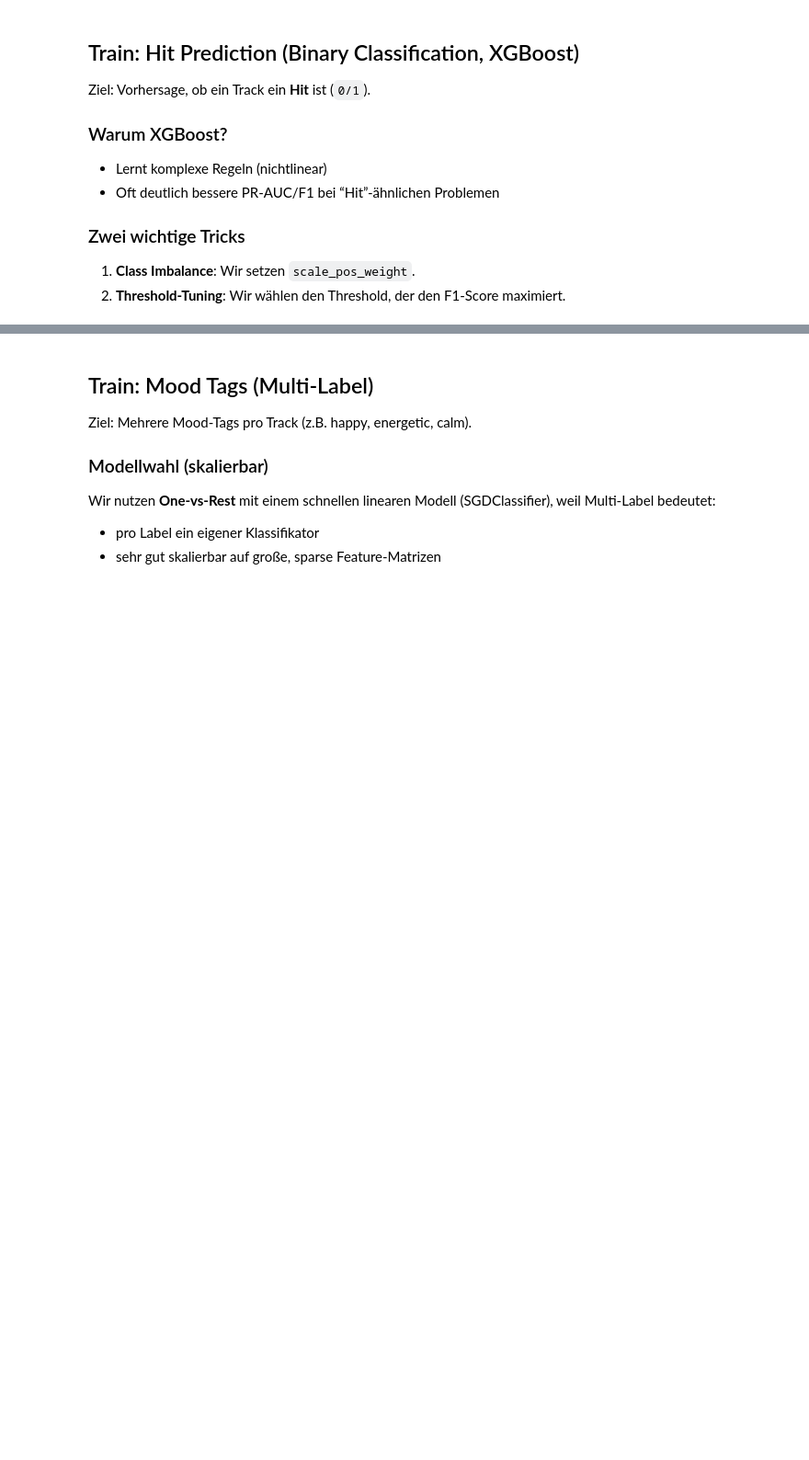
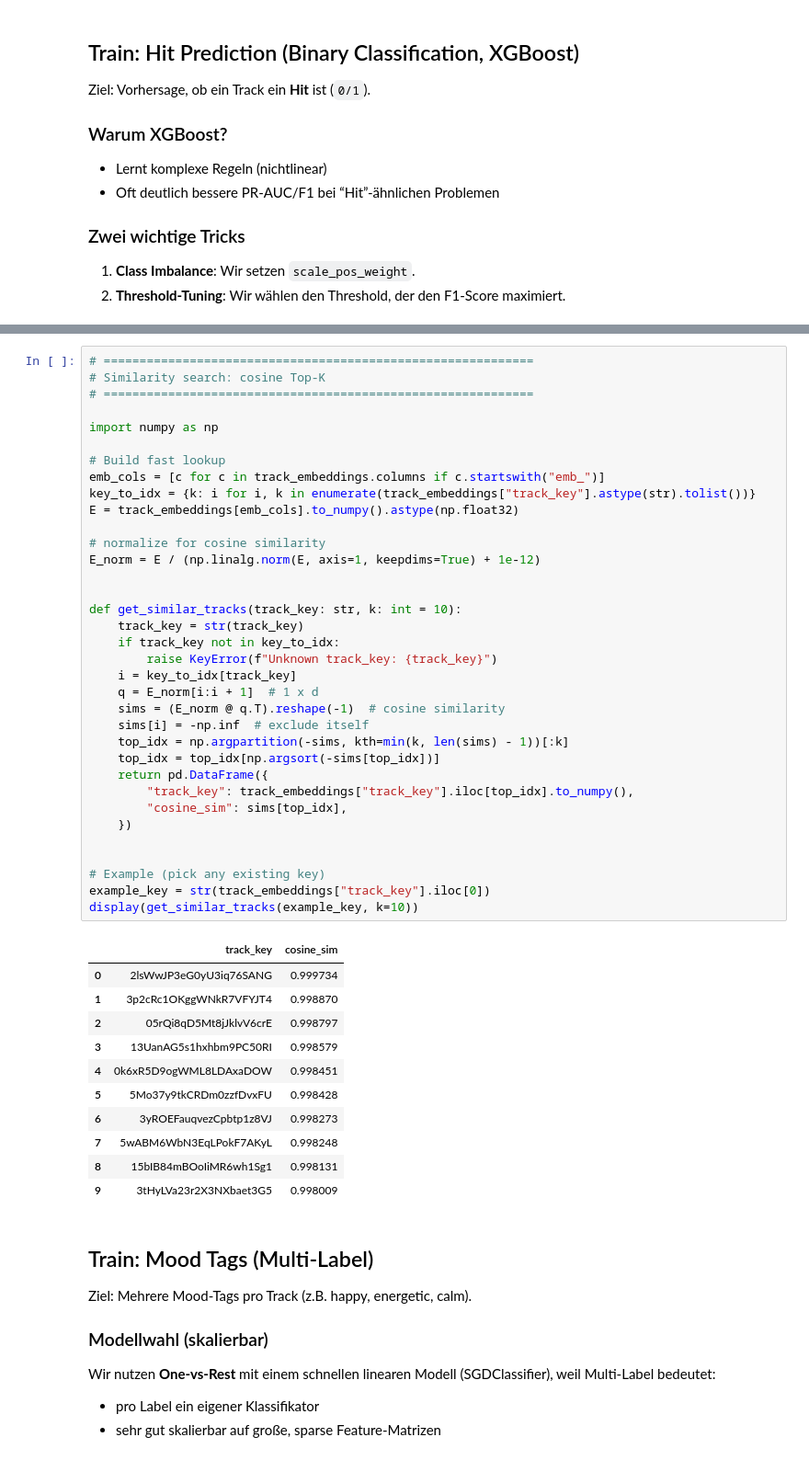
Before and after one commit to baldzhiyski/data-science-machine-learning-training, a Jupyter notebook: uni-course/spotify-data-project/notebooks/03_features_targets_and_modeling.ipynb, the cells around one changed output, grey strips where cells are left out. Shown at 92% size. Drawn from its saved outputs; the diff is of its cells as text; blank space fills up the shorter version.

```diff
--- a/uni-course/spotify-data-project/notebooks/03_features_targets_and_modeling.ipynb
+++ b/uni-course/spotify-data-project/notebooks/03_features_targets_and_modeling.ipynb
@@ -2337,3 +3217,50 @@ dump(pipe_album_pop, PATHS.models_dir / "03_album_popularity_pipeline_xgb.joblib
+# %%
+# ============================================================
+# Similarity search: cosine Top-K
+# ============================================================
+
+import numpy as np
+
+# Build fast lookup
+emb_cols = [c for c in track_embeddings.columns if c.startswith("emb_")]
+key_to_idx = {k: i for i, k in enumerate(track_embeddings["track_key"].astype(str).tolist())}
+E = track_embeddings[emb_cols].to_numpy().astype(np.float32)
+
+# normalize for cosine similarity
+E_norm = E / (np.linalg.norm(E, axis=1, keepdims=True) + 1e-12)
+
+
+def get_similar_tracks(track_key: str, k: int = 10):
+    track_key = str(track_key)
+    if track_key not in key_to_idx:
+        raise KeyError(f"Unknown track_key: {track_key}")
+    i = key_to_idx[track_key]
+    q = E_norm[i:i + 1]  # 1 x d
+    sims = (E_norm @ q.T).reshape(-1)  # cosine similarity
+    sims[i] = -np.inf  # exclude itself
+    top_idx = np.argpartition(-sims, kth=min(k, len(sims) - 1))[:k]
+    top_idx = top_idx[np.argsort(-sims[top_idx])]
+    return pd.DataFrame({
+        "track_key": track_embeddings["track_key"].iloc[top_idx].to_numpy(),
+        "cosine_sim": sims[top_idx],
+    })
+
+
+# Example (pick any existing key)
+example_key = str(track_embeddings["track_key"].iloc[0])
+display(get_similar_tracks(example_key, k=10))
+# %% [output]
+|  | track_key | cosine_sim |
+| 0 | 2lsWwJP3eG0yU3iq76SANG | 0.999734 |
+| 1 | 3p2cRc1OKggWNkR7VFYJT4 | 0.998870 |
+| 2 | 05rQi8qD5Mt8jJklvV6crE | 0.998797 |
+| 3 | 13UanAG5s1hxhbm9PC50RI | 0.998579 |
+| 4 | 0k6xR5D9ogWML8LDAxaDOW | 0.998451 |
+| 5 | 5Mo37y9tkCRDm0zzfDvxFU | 0.998428 |
+| 6 | 3yROEFauqvezCpbtp1z8VJ | 0.998273 |
+| 7 | 5wABM6WbN3EqLPokF7AKyL | 0.998248 |
+| 8 | 15bIB84mBOoIiMR6wh1Sg1 | 0.998131 |
+| 9 | 3tHyLVa23r2X3NXbaet3G5 | 0.998009 |
 # %% [markdown]
 
 ## Train: Mood Tags (Multi-Label)
```
Also changed, not shown: parts of 51 cells of this notebook.
